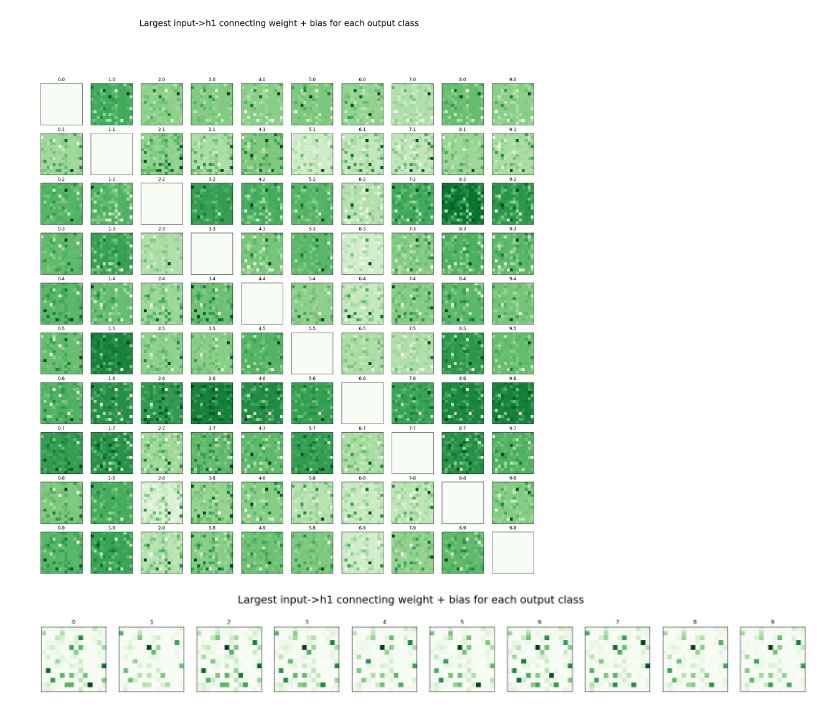
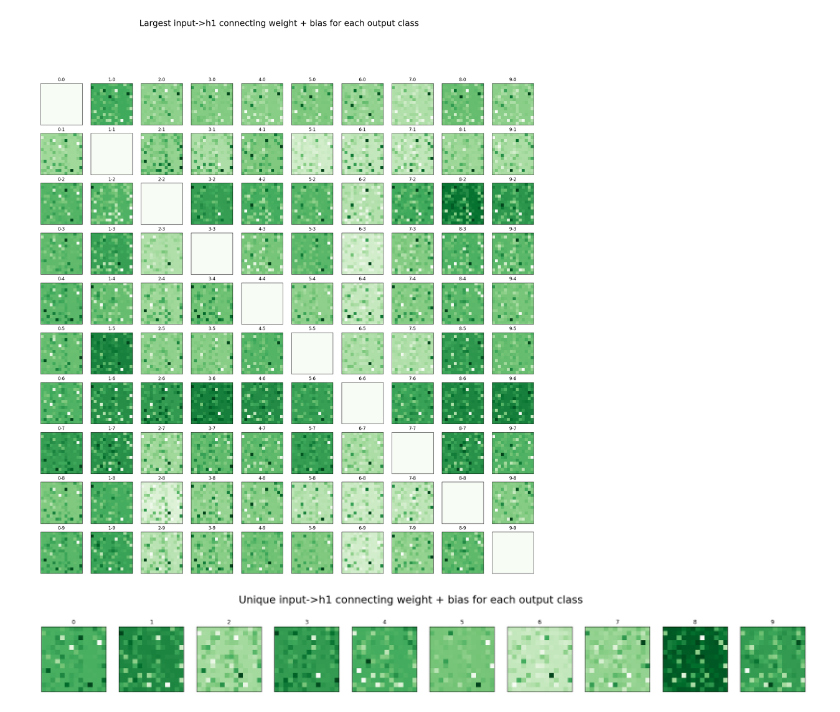
Before and after one commit to ramity/athena, a Jupyter notebook: notebooks/mnist_experiments.ipynb, the cells around one changed output. Drawn from its saved outputs; the diff is of its cells as text; code cells hidden in the pictures.

Commit message:
added weights + max  sum via image calc visualization

```diff
--- a/notebooks/mnist_experiments.ipynb
+++ b/notebooks/mnist_experiments.ipynb
@@ -368,22 +367,21 @@ plt.show()
 # %%
 plt.rcParams["figure.figsize"] = (30, 4)
 fig, axs = plt.subplots(1, 10)
 for selected_class in range(10):
     stats_normalized_selected_class = (stats[selected_class] / stats[selected_class].max()) * 100
 
     # get the sum of all other classes
     complement_total = numpy.zeros_like(stats[selected_class])
     for z in range(10):
         if z != selected_class:
-            complement_total += stats[selected_class]
+            complement_total += stats[z]
     complement_total = (complement_total / complement_total.max()) * 100
-    # result = (complement_total - stats_normalized_selected_class) / 2
-
+    result = (stats_normalized_selected_class - complement_total) / 2
     axs[selected_class].set_xticks([])
     axs[selected_class].set_yticks([])
-    axs[selected_class].imshow(complement_total.reshape(14, 14), cmap="Greens")
+    axs[selected_class].imshow(result.reshape(14, 14), cmap="Greens")
     axs[selected_class].set_title(selected_class)
-fig.suptitle("Largest input->h1 connecting weight + bias for each output class", fontsize=23)
+fig.suptitle("Unique input->h1 connecting weight + bias for each output class", fontsize=23)
 plt.show()
 # %% [output]
-[figure, old version]
+[figure, new version]
```
Also changed, not shown: parts of 5 cells of this notebook.
